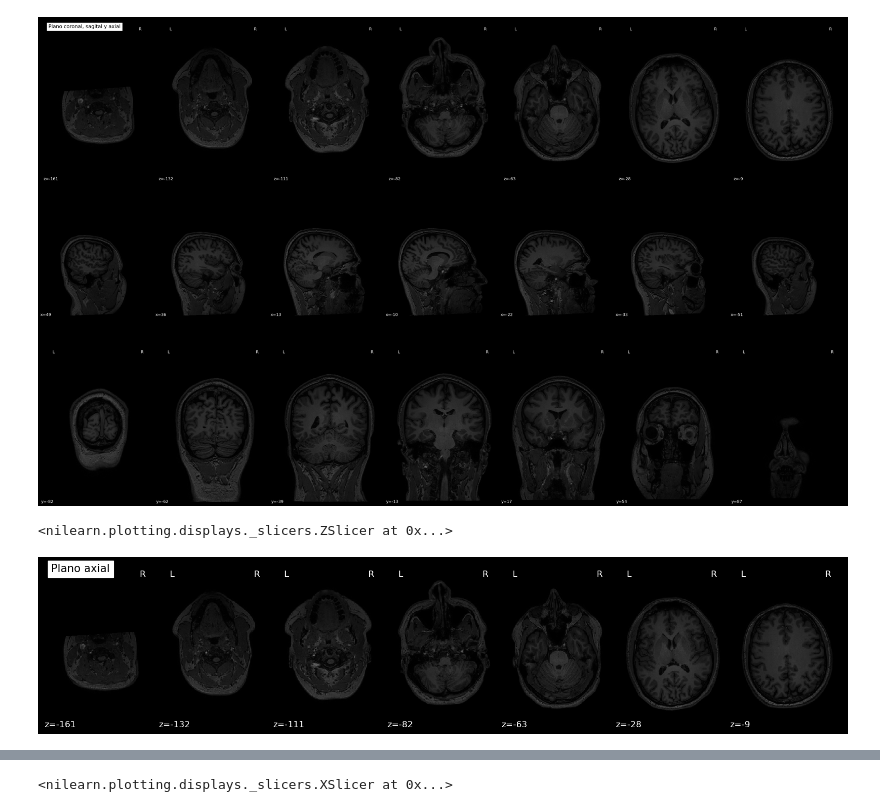
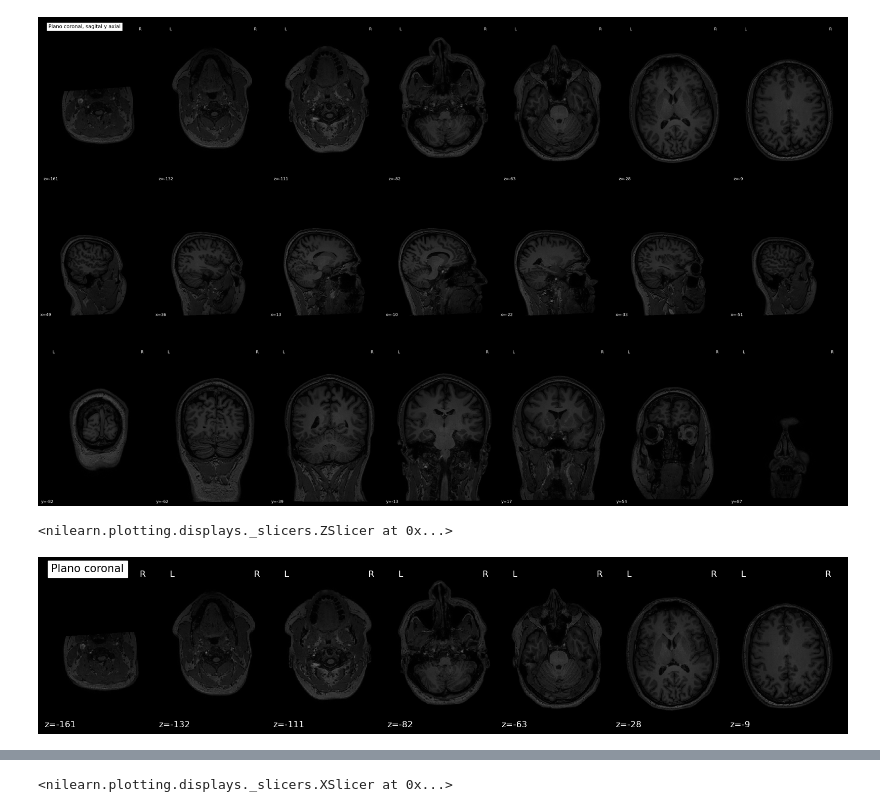
Before and after one commit to Sher016/gato, a Jupyter notebook: Proyecto_1.ipynb, the cells around one changed output, grey strips where cells are left out. Saved outputs shown, nothing was run; the diff lists cells and outputs as text; code cells hidden in the pictures.

```diff
--- a/Proyecto_1.ipynb
+++ b/Proyecto_1.ipynb
@@ -211,10 +209,10 @@ plotting.plot_anat(img,display_mode="mosaic",title="Plano coronal, sagital y axi
 <nilearn.plotting.displays._slicers.MosaicSlicer at 0x...>
 [figure]
 # %%
-plotting.plot_anat(img,display_mode="z",title="Plano axial")
+plotting.plot_anat(img,display_mode="z",title="Plano coronal")
 # %% [output]
 <nilearn.plotting.displays._slicers.ZSlicer at 0x...>
-[figure, old version]
+[figure, new version]
 # %%
 plotting.plot_anat(img,display_mode="y",title="Plano axial")
 # %% [output]
```
Also changed, not shown: parts of 6 cells of this notebook.
